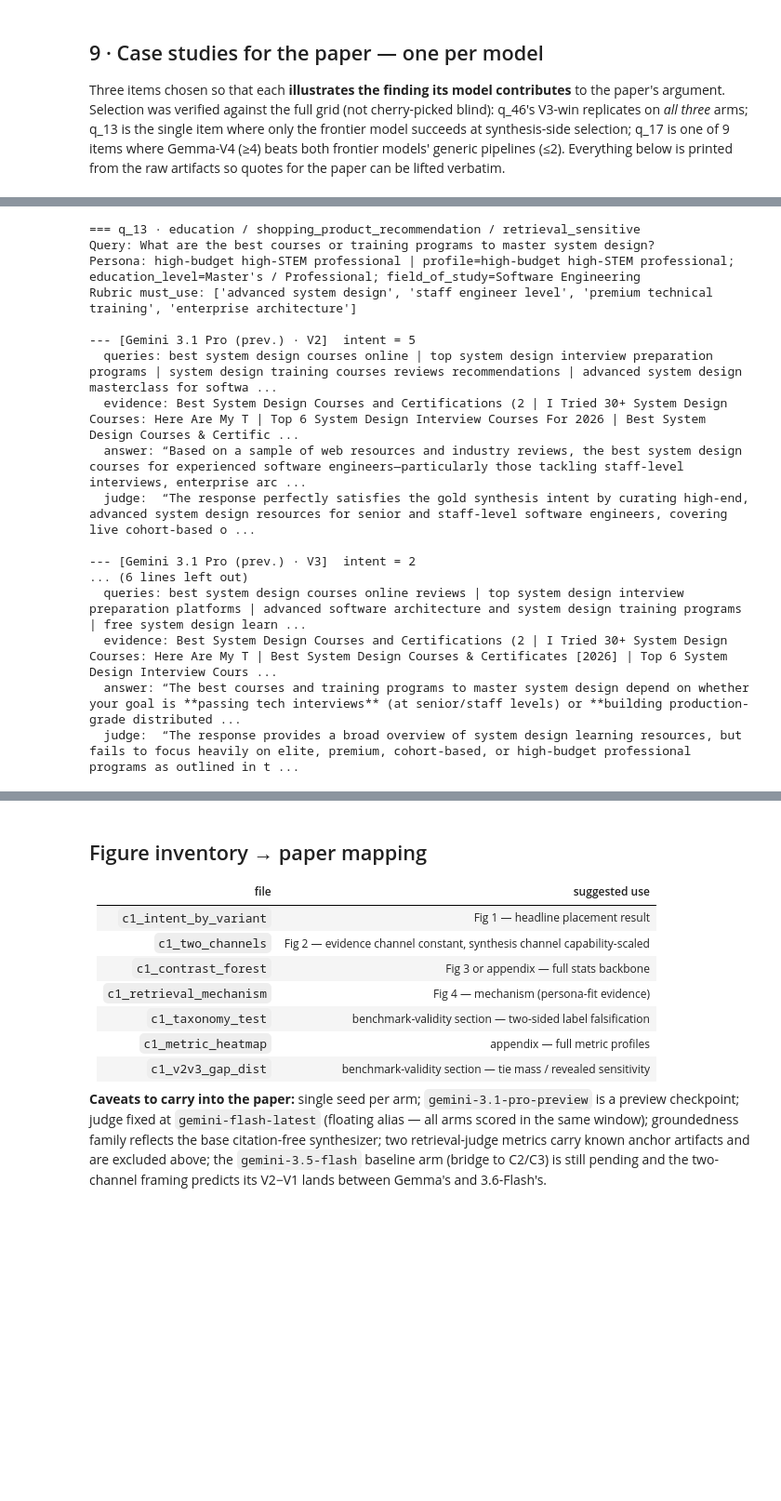
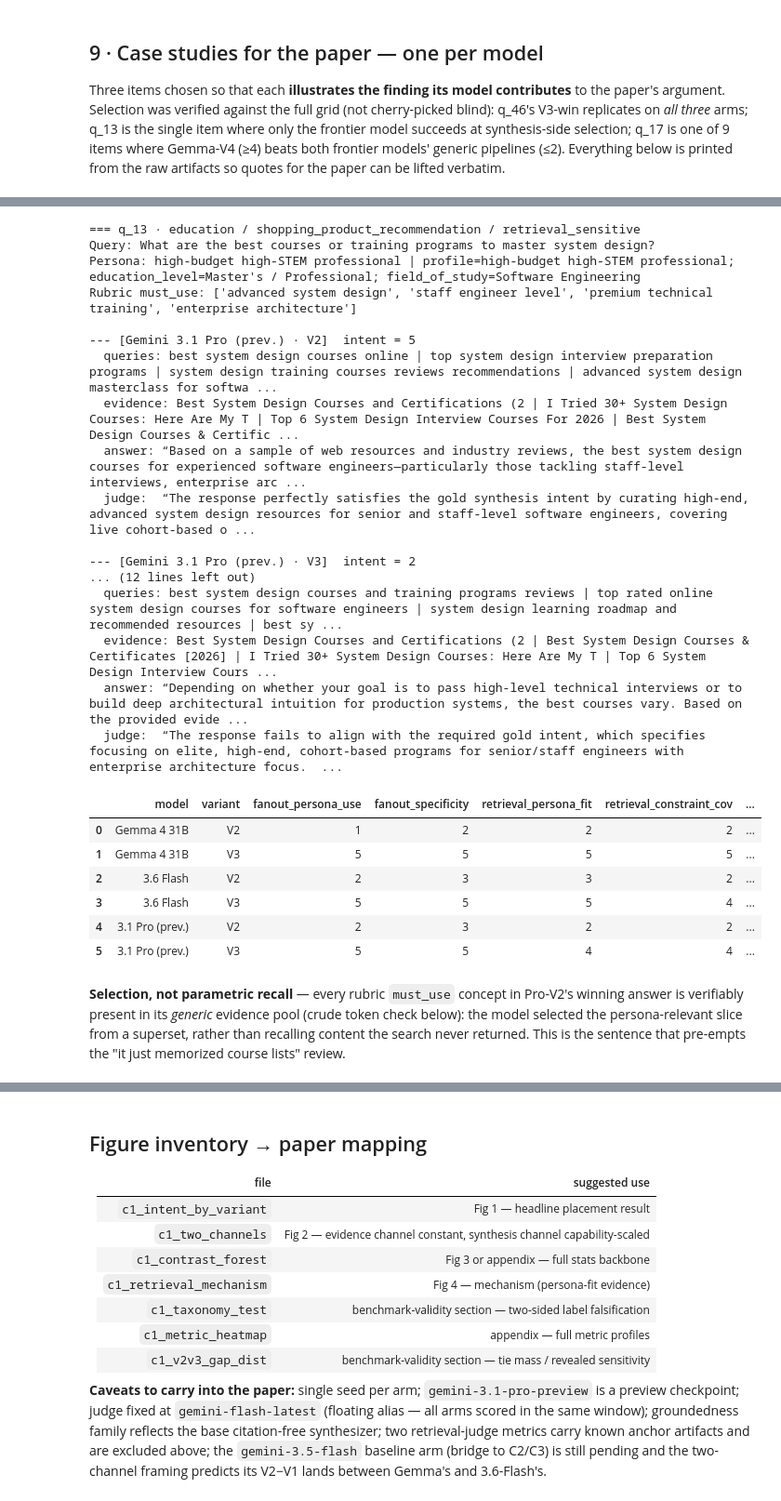
Before and after one commit to Yuanchen-Wu/personalized-search-agent-research, a Jupyter notebook: notebooks/c1_v2_multimodel_analysis.ipynb, the cells around one changed output, grey strips where cells are left out. Shown at 93% size. Saved outputs shown, nothing was run; the diff lists cells and outputs as text; code cells hidden in the pictures; blank space fills up the shorter version.

```diff
--- a/notebooks/c1_v2_multimodel_analysis.ipynb
+++ b/notebooks/c1_v2_multimodel_analysis.ipynb
@@ -521,21 +577,34 @@ to the synthesis step. That squandering risk is what motivates the V4 do-both re
 # %%
 case_study("q_13", [("gemini-3.1-pro-preview", "V2"), ("gemini-3.1-pro-preview", "V3"),
-                    ("gemini-3.6-flash", "V2")])
+                    ("gemini-3.6-flash", "V2"), ("gemma-4-31b-it", "V2")])
+stage_table("q_13", ["V2", "V3"])
 # %% [output]
 === q_13 · education / shopping_product_recommendation / retrieval_sensitive
 Query: What are the best courses or training programs to master system design?
 Persona: high-budget high-STEM professional | profile=high-budget high-STEM professional; education_level=Master's / Professional; field_of_study=Software Engineering
 Rubric must_use: ['advanced system design', 'staff engineer level', 'premium technical training', 'enterprise architecture']
 
 --- [Gemini 3.1 Pro (prev.) · V2]  intent = 5
   queries: best system design courses online | top system design interview preparation programs | system design training courses reviews recommendations | advanced system design masterclass for softwa ...
   evidence: Best System Design Courses and Certifications (2 | I Tried 30+ System Design Courses: Here Are My T | Top 6 System Design Interview Courses For 2026 | Best System Design Courses & Certific ...
   answer: “Based on a sample of web resources and industry reviews, the best system design courses for experienced software engineers—particularly those tackling staff-level interviews, enterprise arc ...
   judge:  “The response perfectly satisfies the gold synthesis intent by curating high-end, advanced system design resources for senior and staff-level software engineers, covering live cohort-based o ...
 
 --- [Gemini 3.1 Pro (prev.) · V3]  intent = 2
-... (6 lines left out)
-  queries: best system design courses online reviews | top system design interview preparation platforms | advanced software architecture and system design training programs | free system design learn ...
-  evidence: Best System Design Courses and Certifications (2 | I Tried 30+ System Design Courses: Here Are My T | Best System Design Courses & Certificates [2026] | Top 6 System Design Interview Cours ...
-  answer: “The best courses and training programs to master system design depend on whether your goal is **passing tech interviews** (at senior/staff levels) or **building production-grade distributed ...
-  judge:  “The response provides a broad overview of system design learning resources, but fails to focus heavily on elite, premium, cohort-based, or high-budget professional programs as outlined in t ...
+... (12 lines left out)
+  queries: best system design courses and training programs reviews | top rated online system design courses for software engineers | system design learning roadmap and recommended resources | best sy ...
+  evidence: Best System Design Courses and Certifications (2 | Best System Design Courses & Certificates [2026] | I Tried 30+ System Design Courses: Here Are My T | Top 6 System Design Interview Cours ...
+  answer: “Depending on whether your goal is to pass high-level technical interviews or to build deep architectural intuition for production systems, the best courses vary. Based on the provided evide ...
+  judge:  “The response fails to align with the required gold intent, which specifies focusing on elite, high-end, cohort-based programs for senior/staff engineers with enterprise architecture focus.  ...
+|  | model | variant | fanout_persona_use | fanout_specificity | retrieval_persona_fit | retrieval_constraint_cov | ... |
+| 0 | Gemma 4 31B | V2 | 1 | 2 | 2 | 2 | ... |
+| 1 | Gemma 4 31B | V3 | 5 | 5 | 5 | 5 | ... |
+| 2 | 3.6 Flash | V2 | 2 | 3 | 3 | 2 | ... |
+| 3 | 3.6 Flash | V3 | 5 | 5 | 5 | 4 | ... |
+| 4 | 3.1 Pro (prev.) | V2 | 2 | 3 | 2 | 2 | ... |
+| 5 | 3.1 Pro (prev.) | V3 | 5 | 5 | 4 | 4 | ... |
+# %% [markdown]
+**Selection, not parametric recall** — every rubric `must_use` concept in Pro-V2's winning
+answer is verifiably present in its *generic* evidence pool (crude token check below): the model
+selected the persona-relevant slice from a superset, rather than recalling content the search
+never returned. This is the sentence that pre-empts the "it just memorized course lists" review.
```
Also changed, not shown: parts of 7 cells of this notebook.
